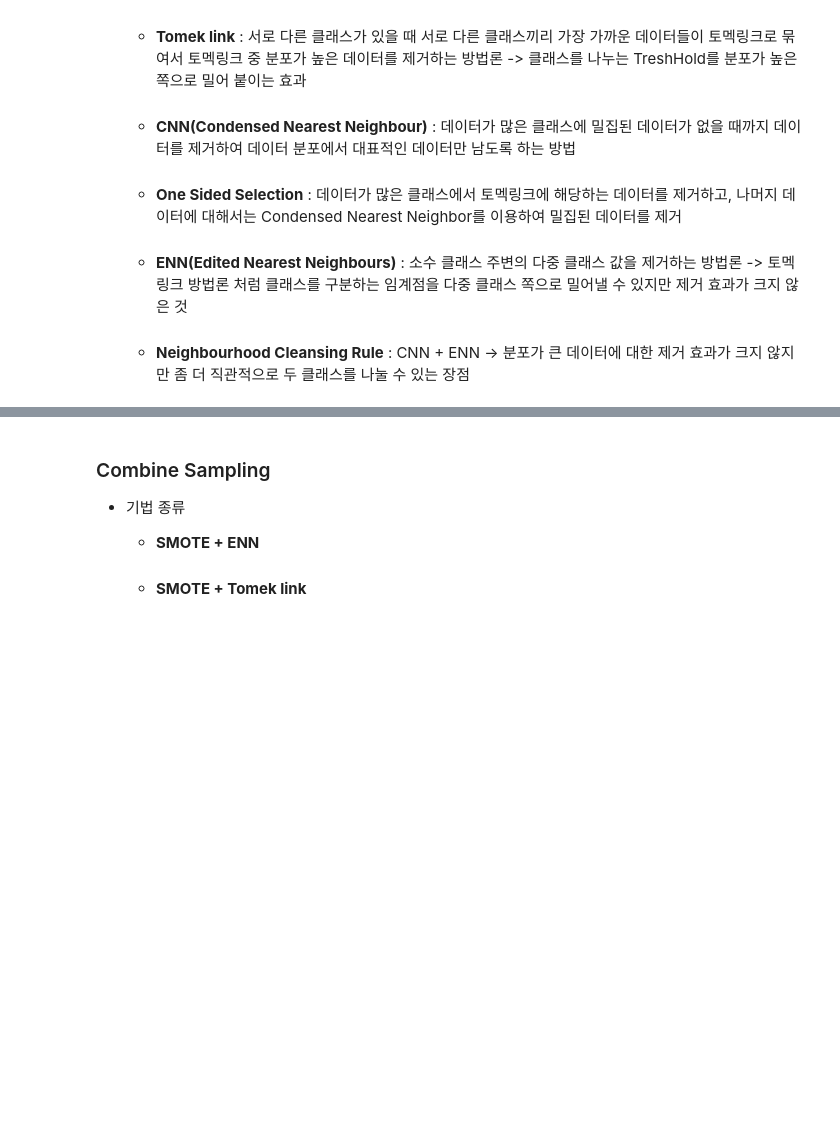
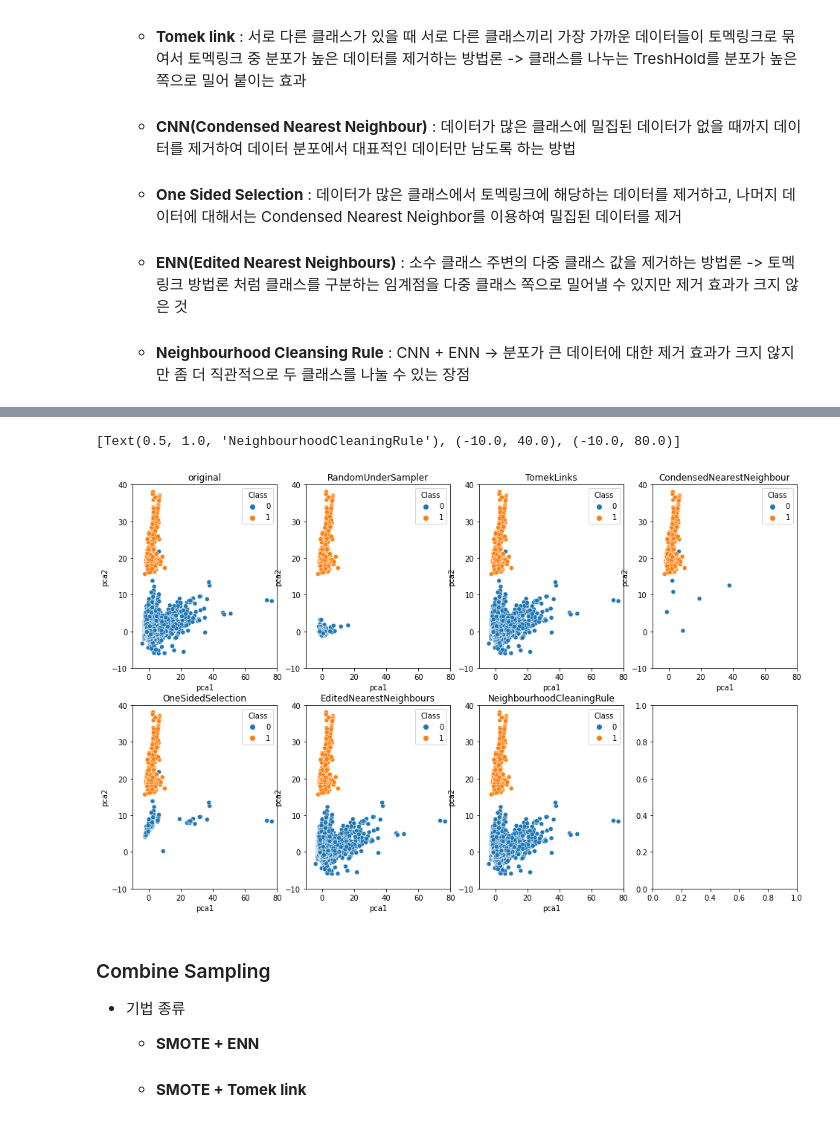
Before and after one commit to YouranWoo/ADP_study, a Jupyter notebook: classification_imbalanced_0530.ipynb, the cells around one changed output, grey strips where cells are left out. Saved outputs shown, nothing was run; the diff lists cells and outputs as text; code cells hidden in the pictures; blank space fills up the shorter version.

Commit message:
add Undersampling

```diff
--- a/classification_imbalanced_0530.ipynb
+++ b/classification_imbalanced_0530.ipynb
@@ -304,3 +368,24 @@ ax4.set(title="SMOTE")
+# %%
+fig, ((ax1, ax2, ax3, ax4), (ax5, ax6, ax7, ax8)) = plt.subplots(nrows=2, ncols=4, figsize=(16, 10))
+
+sns.scatterplot(x='pca1', y='pca2', hue='Class', data=df_train, ax=ax1)
+sns.scatterplot(x='pca1', y='pca2', hue='Class', data=df_urand, ax=ax2)
+sns.scatterplot(x='pca1', y='pca2', hue='Class', data=df_tml, ax=ax3)
+sns.scatterplot(x='pca1', y='pca2', hue='Class', data=df_cnn, ax=ax4)
+sns.scatterplot(x='pca1', y='pca2', hue='Class', data=df_oss, ax=ax5)
+sns.scatterplot(x='pca1', y='pca2', hue='Class', data=df_enn, ax=ax6)
+sns.scatterplot(x='pca1', y='pca2', hue='Class', data=df_ncr, ax=ax7)
+
+ax1.set(title="original", ylim=(-10, 40), xlim=(-10, 80))
+ax2.set(title="RandomUnderSampler", ylim=(-10, 40), xlim=(-10, 80))
+ax3.set(title="TomekLinks", ylim=(-10, 40), xlim=(-10, 80))
+ax4.set(title="CondensedNearestNeighbour", ylim=(-10, 40), xlim=(-10, 80))
+ax5.set(title="OneSidedSelection", ylim=(-10, 40), xlim=(-10, 80))
+ax6.set(title="EditedNearestNeighbours", ylim=(-10, 40), xlim=(-10, 80))
+ax7.set(title="NeighbourhoodCleaningRule", ylim=(-10, 40), xlim=(-10, 80))
+# %% [output]
+[Text(0.5, 1.0, 'NeighbourhoodCleaningRule'), (-10.0, 40.0), (-10.0, 80.0)]
+[figure, added]
 # %% [markdown]
 ### Combine Sampling
 
```
Also changed, not shown: parts of 4 cells of this notebook.
